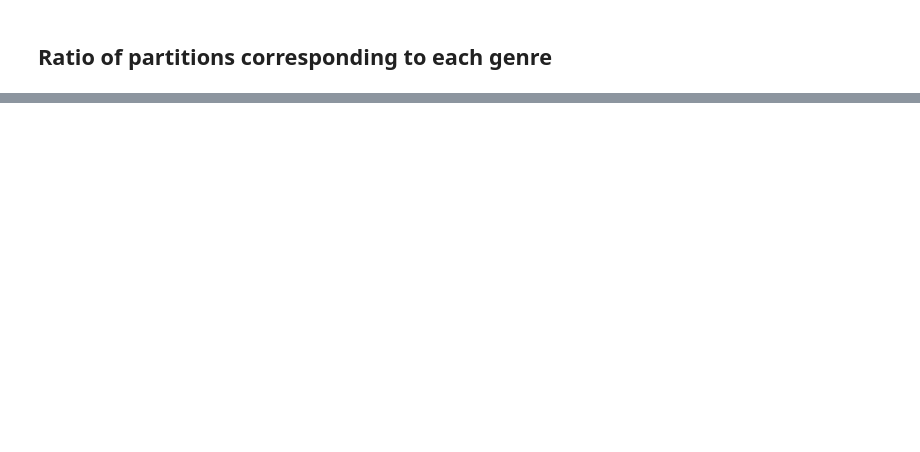
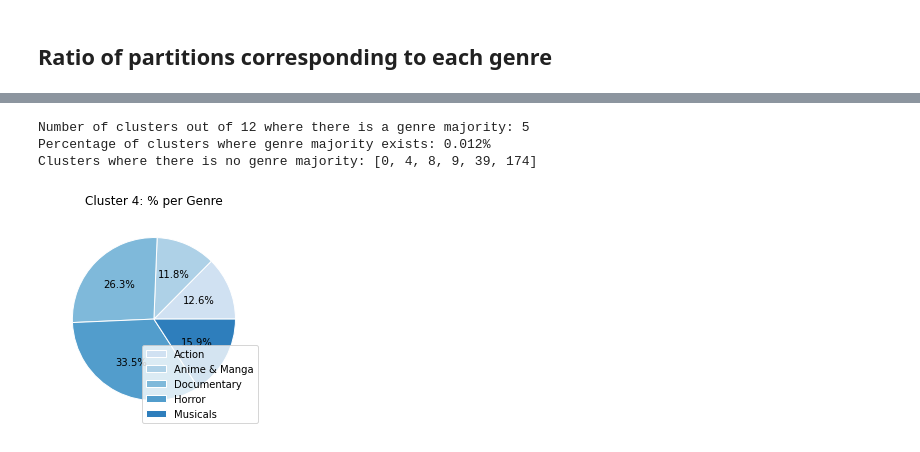
Before and after one commit to corey0211/MRWP-movie-reviews-project, a Jupyter notebook: Percentages.ipynb, the cells around one changed output, grey strips where cells are left out. Cells and saved outputs as stored; diff of their text form; code cells hidden in the pictures; blank space fills up the shorter version.

Commit message:
cleaned up Percentages.ipynb

```diff
--- a/Percentages.ipynb
+++ b/Percentages.ipynb
@@ -96,0 +298,4 @@ print(f"{anm_ratio} of Anime and Manga films are reviewed by the same accounts")
+# %%
+# Transposing the table to manipulate it more easily
+new = cl_df.T
+new
@@ -96,0 +309,40 @@ print(f"{anm_ratio} of Anime and Manga films are reviewed by the same accounts")
+# %%
+# Creating a list  of instances where there is no genre majority
+i = 0
+lst_less = []
+for x in list(new.columns):
+    if any([y > 50 for y in list(new[x])]):
+        i += 1
+    else:
+        lst_less.append(x)
+# %%
+print("Number of clusters out of 12 where there is a genre majority:", i)
+print(f"Percentage of clusters where genre majority exists: {len(lst_less)/len(new[x])/100}%")
+print("Clusters where there is no genre majority:", lst_less)
+# %% [output]
+Number of clusters out of 12 where there is a genre majority: 5
+Percentage of clusters where genre majority exists: 0.012%
+Clusters where there is no genre majority: [0, 4, 8, 9, 39, 174]
+# %%
+keys_name = {name: i for i, name in enumerate(clts.keys())}
+def get_index(nm):
+    return keys_name[nm]
+# %%
+def make_pie(clster, df):
+    name = get_index(clster)
+    x = list(df.iloc[name])
+    y = list(df.columns)
+    colors = plt.get_cmap('Blues')(np.linspace(0.2, 0.7, len(x)))
+    fig, ax = plt.subplots()
+    ax.pie(x, autopct='%1.1f%%', colors=colors, radius=3, center=(4, 4),
+           wedgeprops={"linewidth": 1, "edgecolor": "white"})
+    ax.legend(labels=y, loc="lower right")
+    ax.set_title(f"Cluster {clster}: % per Genre")
+    ax.set(xlim=(0, 8), xticks=np.arange(1, 8),
+           ylim=(0, 8), yticks=np.arange(1, 8))
+    plt.axis('off')
+    plt.show()
+# %%
+make_pie(4, cl_df)
+# %% [output]
+[figure, added]
```
Also changed, not shown: parts of 47 cells of this notebook.
